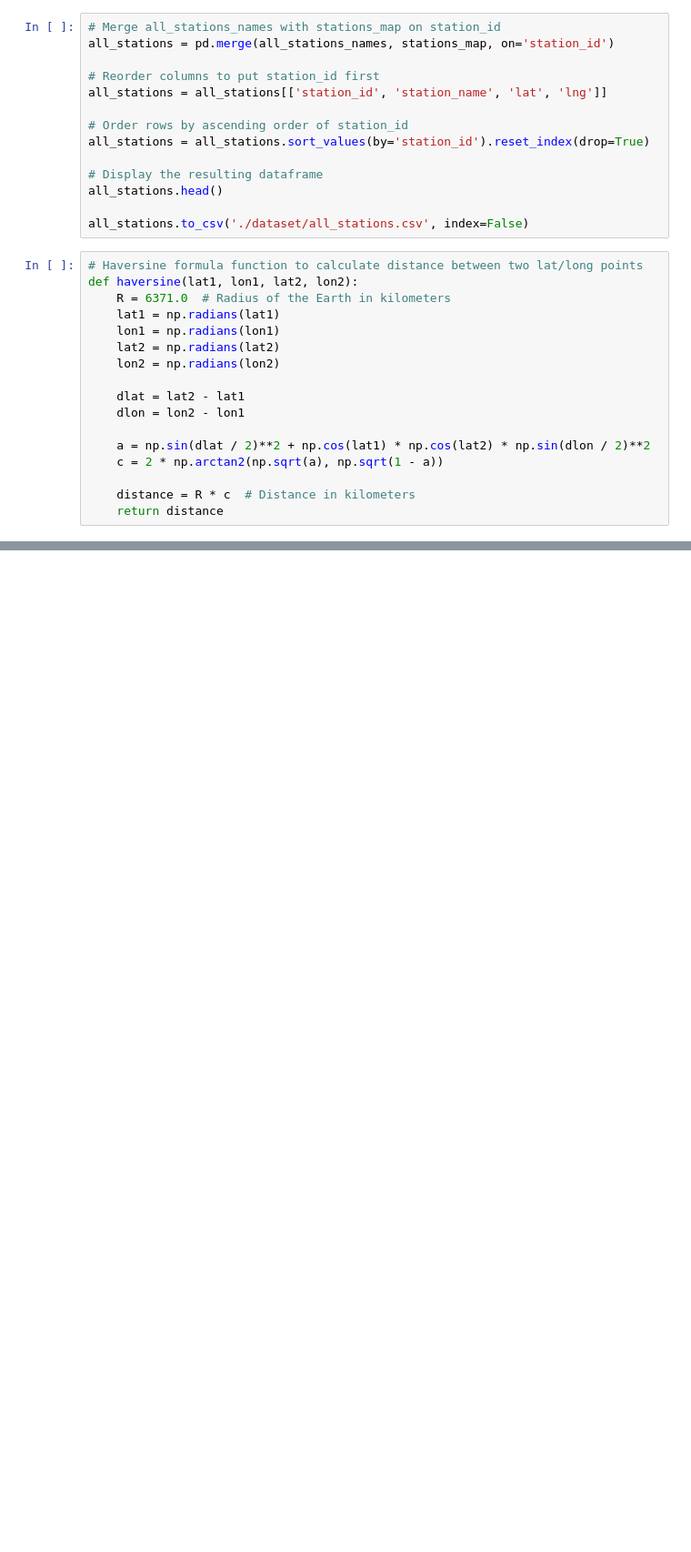
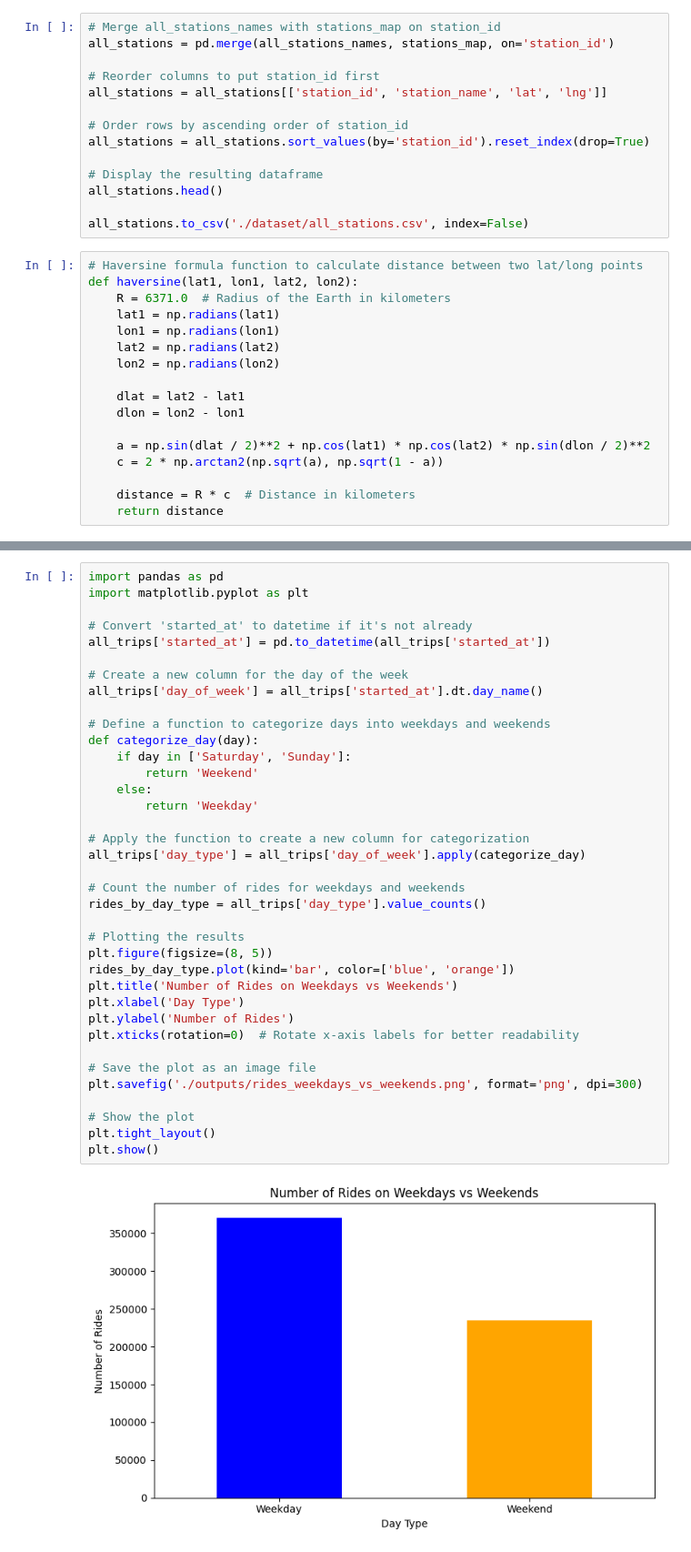
Before and after one commit to babs3/MS_project, a Jupyter notebook: mesa-simulator/shared_bike_system/clean_data.ipynb, the cells around one changed output, grey strips where cells are left out. Shown at 91% size. Cells and saved outputs as stored; diff of their text form; blank space fills up the shorter version.

```diff
--- a/mesa-simulator/shared_bike_system/clean_data.ipynb
+++ b/mesa-simulator/shared_bike_system/clean_data.ipynb
@@ -135,0 +213,39 @@ all_trips.to_csv('./dataset/cleaned_trips.csv', index=False)
+# %%
+import pandas as pd
+import matplotlib.pyplot as plt
+
+# Convert 'started_at' to datetime if it's not already
+all_trips['started_at'] = pd.to_datetime(all_trips['started_at'])
+
+# Create a new column for the day of the week
+all_trips['day_of_week'] = all_trips['started_at'].dt.day_name()
+
+# Define a function to categorize days into weekdays and weekends
+def categorize_day(day):
+    if day in ['Saturday', 'Sunday']:
+        return 'Weekend'
+    else:
+        return 'Weekday'
+
+# Apply the function to create a new column for categorization
+all_trips['day_type'] = all_trips['day_of_week'].apply(categorize_day)
+
+# Count the number of rides for weekdays and weekends
+rides_by_day_type = all_trips['day_type'].value_counts()
+
+# Plotting the results
+plt.figure(figsize=(8, 5))
+rides_by_day_type.plot(kind='bar', color=['blue', 'orange'])
+plt.title('Number of Rides on Weekdays vs Weekends')
+plt.xlabel('Day Type')
+plt.ylabel('Number of Rides')
+plt.xticks(rotation=0)  # Rotate x-axis labels for better readability
+
+# Save the plot as an image file
+plt.savefig('./outputs/rides_weekdays_vs_weekends.png', format='png', dpi=300)
+
+# Show the plot
+plt.tight_layout()
+plt.show()
+# %% [output]
+[figure, added]
```
Also changed, not shown: parts of 11 cells of this notebook, 2 other files.
